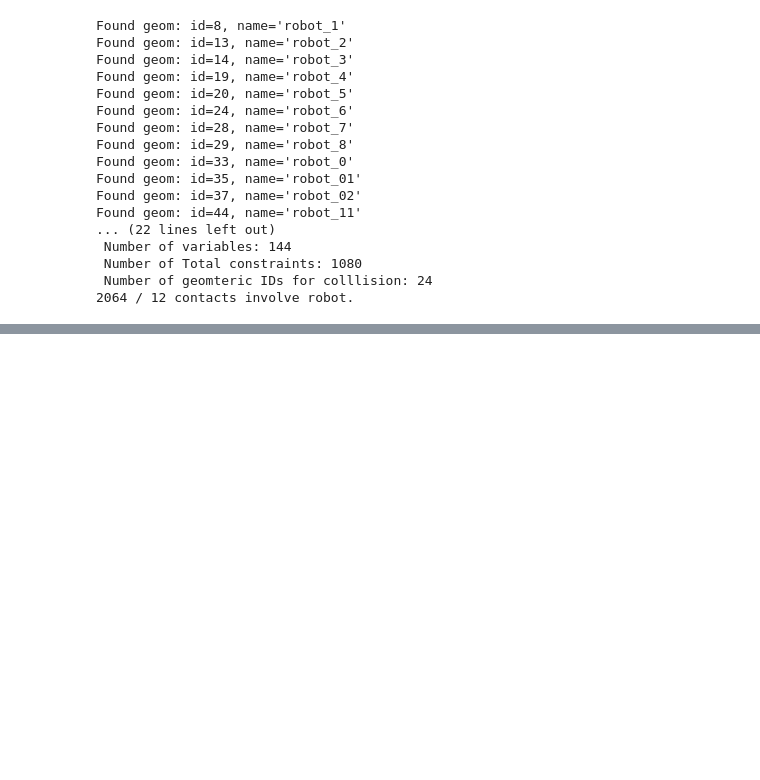
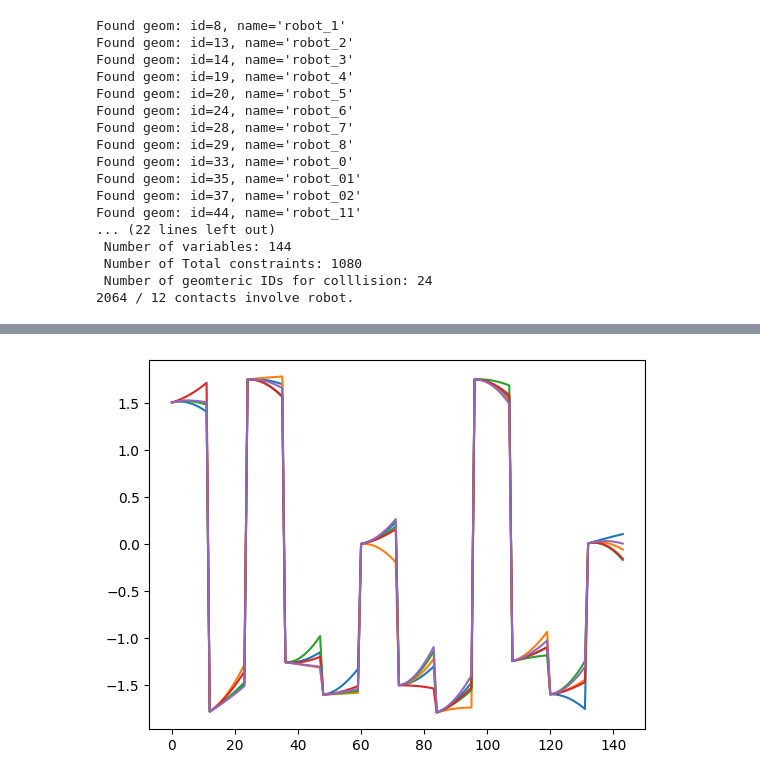
Before and after one commit to AKS-Lab-Univertsity-of-Tartu/bimanual_manipulation, a Jupyter notebook: real_demo/sampling_based_planner/mjx_planner_ur5.ipynb, the cells around one changed output, grey strips where cells are left out. Drawn from its saved outputs; the diff is of its cells as text; code cells hidden in the pictures; blank space fills up the shorter version.

```diff
--- a/real_demo/sampling_based_planner/mjx_planner_ur5.ipynb
+++ b/real_demo/sampling_based_planner/mjx_planner_ur5.ipynb
@@ -258,3 +302,10 @@ plt.show()
+# %%
+import matplotlib.pyplot as plt
+plt.figure()
+plt.plot(th_all.squeeze(0).T)
+plt.show()
+# %% [output]
+[figure, added]
 # %%
 import matplotlib.pyplot as plt
 plt.figure()
```
Also changed, not shown: parts of 19 cells of this notebook, 1 other file.
